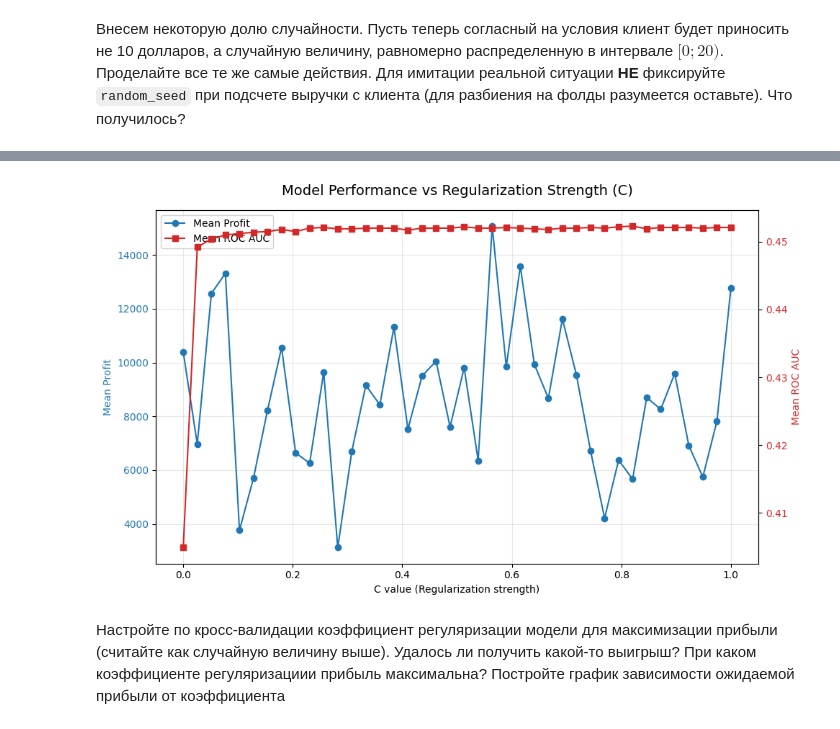
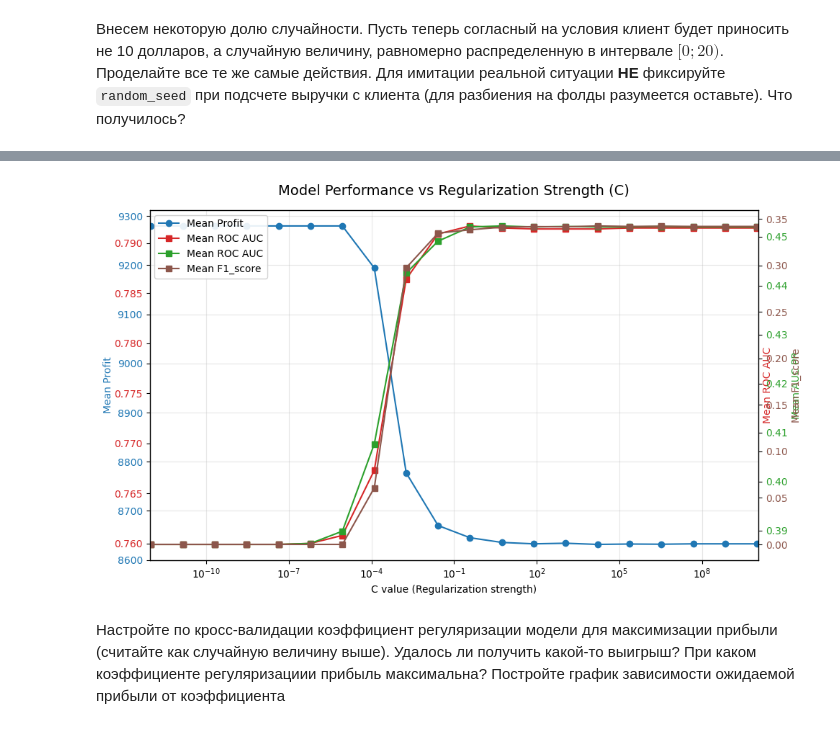
Before and after one commit to Uralbeckins/ML-Sokolov-Course, a Jupyter notebook: homework_practice_04_linclass.ipynb, the cells around one changed output, grey strips where cells are left out. Drawn from its saved outputs; the diff is of its cells as text; code cells hidden in the pictures.

```diff
--- a/homework_practice_04_linclass.ipynb
+++ b/homework_practice_04_linclass.ipynb
@@ -1588,11 +1589,13 @@ def cross_validate(
 
             # Eval the technical metric
             y_pred_proba = log_reg.predict_proba(X_test)[:, 1]
+            y_pred = log_reg.predict(X_test)
             roc_auc = round(roc_auc_score(y_test, y_pred_proba), 4)
             auc_pr = round(average_precision_score(y_test, y_pred_proba), 4)
+            f1score = round(f1_score(y_test, y_pred), 4)
 
             # Business metric:
-            revenue = np.sum(y_test) * np.random.uniform(0, 20)
+            revenue = np.sum(y_test) * 10
 
             y_pred = log_reg.predict(X_test)
             cost = np.sum(y_pred) * 2
@@ -1602,6 +1605,7 @@ def cross_validate(
                 'fold_num': len(metrics) + 1,
                 'ROC_AUC': roc_auc,
                 'AUC_PR': auc_pr,
+                'F1_score': f1score,
                 'Cost': cost,
                 'Profit': revenue - cost
             }
@@ -1611,9 +1615,10 @@ def cross_validate(
 
         # Агрегируем метрики по значению C
         aggregated = {
-            'C_value': round(C_i, 4),
+            'C_value': C_i,
             'mean_ROC_AUC': round(metrics_df['ROC_AUC'].mean(), 4),
             'mean_AUC_PR': round(metrics_df['AUC_PR'].mean(), 4),
+            'mean_F1_score': round(metrics_df['F1_score'].mean(), 4),
             'mean_Cost': round(metrics_df['Cost'].mean(), 4),
             'mean_Profit': round(metrics_df['Profit'].mean(), 4),
             'std_Profit': round(metrics_df['Profit'].std(), 4)
@@ -1622,6 +1627,6 @@ def cross_validate(
 
     return pd.DataFrame(cv_results)
 # %%
-metrics_df = cross_validate(X_final, y, np.linspace(0.0001, 1, 40))
+metrics_df = cross_validate(X_final, y, np.logspace(-12, 10, 20))
 metrics_df
 # %% [output]
@@ -1645,37 +1650,68 @@ metrics_df
 # %%
 fig, ax1 = plt.subplots(figsize=(10, 6))
 
 # Первая метрика (Profit) на левой оси
 color = 'tab:blue'
 ax1.set_xlabel('C value (Regularization strength)')
 ax1.set_ylabel('Mean Profit', color=color)
 line1 = ax1.plot(metrics_df['C_value'], metrics_df['mean_Profit'],
                  color=color, marker='o', label='Mean Profit')
 ax1.tick_params(axis='y', labelcolor=color)
 ax1.grid(True, alpha=0.3)
 
+# Устанавливаем логарифмический масштаб для оси X на основной оси
+ax1.set_xscale('log')
+
+# Устанавливаем явные пределы для логарифмической оси
+# Добавляем небольшой запас (10%) по краям
+x_min = metrics_df['C_value'].min() * 0.9
+x_max = metrics_df['C_value'].max() * 1.1
+ax1.set_xlim(x_min, x_max)
+
 # Вторая метрика (ROC AUC) на правой оси
 ax2 = ax1.twinx()
 color = 'tab:red'
 ax2.set_ylabel('Mean ROC AUC', color=color)
-line2 = ax2.plot(metrics_df['C_value'], metrics_df['mean_AUC_PR'],
+line2 = ax2.plot(metrics_df['C_value'], metrics_df['mean_ROC_AUC'],
                  color=color, marker='s', label='Mean ROC AUC')
 ax2.tick_params(axis='y', labelcolor=color)
+ax2.set_xscale('log')
+# Важно: установить те же пределы для второй оси
+ax2.set_xlim(x_min, x_max)
 
+# Третья метрика (ROC AUC) на правой оси
+ax3 = ax2.twinx()
+color = 'tab:green'
+ax3.set_ylabel('Mean AUC PR', color=color)
+line3 = ax3.plot(metrics_df['C_value'], metrics_df['mean_AUC_PR'],
+                 color=color, marker='s', label='Mean ROC AUC')
+ax3.tick_params(axis='y', labelcolor=color)
+ax3.set_xscale('log')
+# Важно: установить те же пределы для второй оси
+ax3.set_xlim(x_min, x_max)
+
+# Вторая метрика (ROC AUC) на правой оси
+ax4 = ax2.twinx()
+color = 'tab:brown'
+ax4.set_ylabel('Mean F1_score', color=color)
+line4 = ax4.plot(metrics_df['C_value'], metrics_df['mean_F1_score'],
+                 color=color, marker='s', label='Mean F1_score')
+ax4.tick_params(axis='y', labelcolor=color)
+ax4.set_xscale('log')
+# Важно: установить те же пределы для второй оси
+ax4.set_xlim(x_min, x_max)
 # Добавляем заголовок
 plt.title('Model Performance vs Regularization Strength (C)', fontsize=14, pad=15)
 
 # Объединяем легенды с обеих осей
-lines = line1 + line2
+lines = line1 + line2 + line3 + line4
 labels = [l.get_label() for l in lines]
 ax1.legend(lines, labels, loc='upper left', framealpha=0.9)
 
-# Улучшаем отображение оси X (логарифмический масштаб если C сильно варьируется)
-
 plt.tight_layout()
 plt.show()
 # %% [output]
-[figure, old version]
+[figure, new version]
 # %% [markdown]
 Настройте по кросс-валидации коэффициент регуляризации модели для максимизации прибыли (считайте как случайную величину выше). Удалось ли получить какой-то выигрыш? При каком коэффициенте регуляризациии прибыль максимальна? Постройте график зависимости ожидаемой прибыли от коэффициента
 # %%
```
Also changed, not shown: parts of 4 cells of this notebook.
